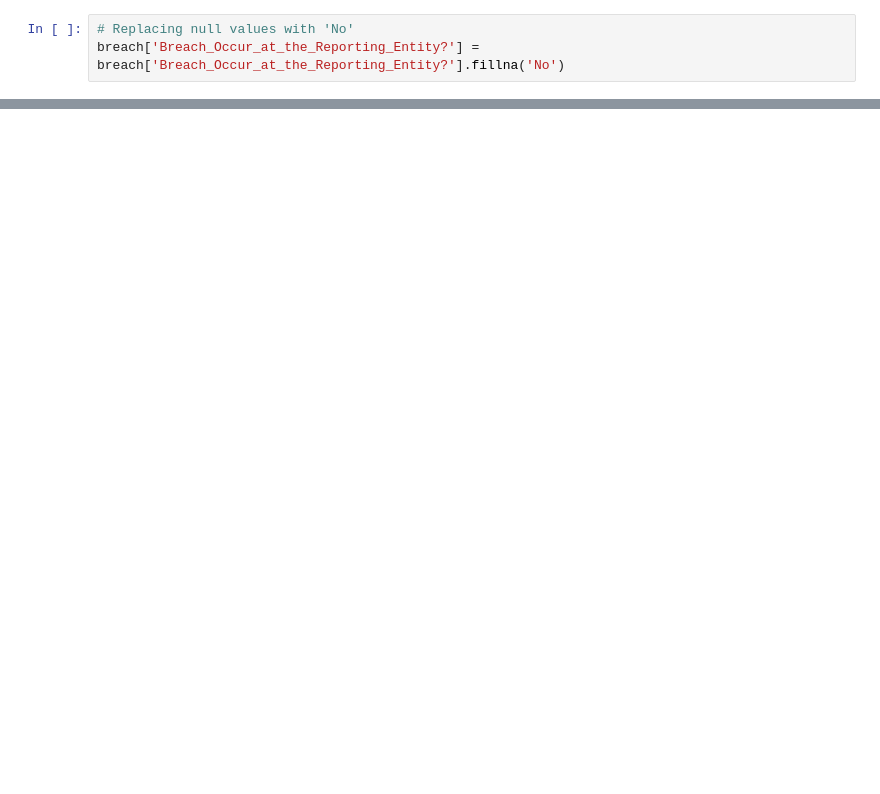
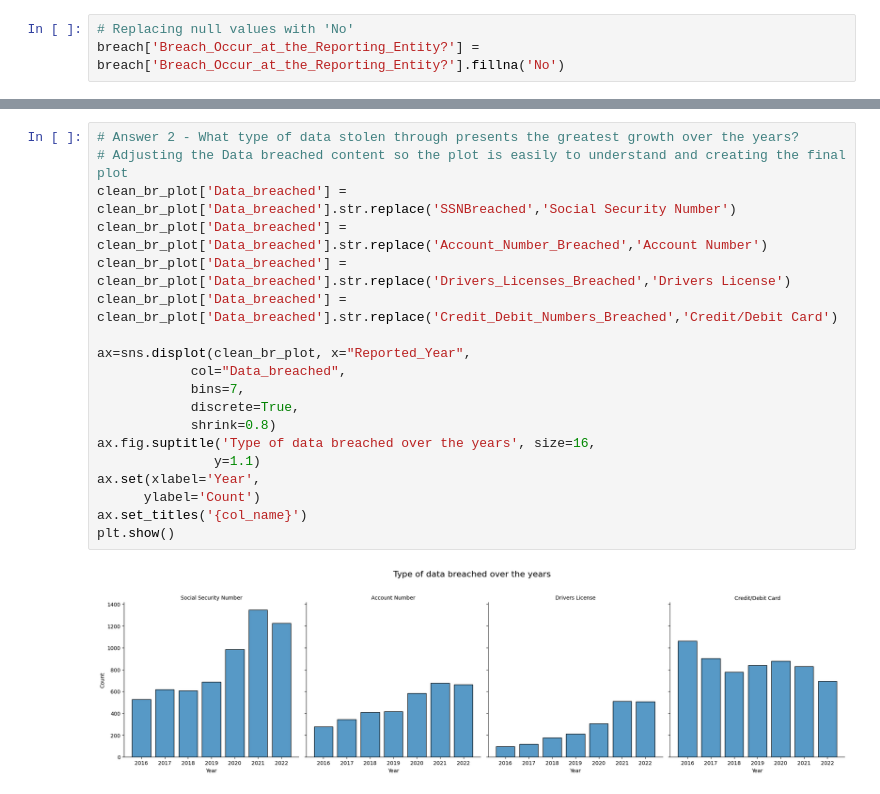
Before and after one commit to joncalle/AnalToolsDecMrk, a Jupyter notebook: DataBreach.ipynb, the cells around one changed output, grey strips where cells are left out. Saved outputs shown, nothing was run; the diff lists cells and outputs as text; blank space fills up the shorter version.

```diff
--- a/DataBreach.ipynb
+++ b/DataBreach.ipynb
@@ -375,0 +512,21 @@ plt.show()
+# %%
+# Answer 2 - What type of data stolen through presents the greatest growth over the years?
+# Adjusting the Data breached content so the plot is easily to understand and creating the final plot
+clean_br_plot['Data_breached'] = clean_br_plot['Data_breached'].str.replace('SSNBreached','Social Security Number')
+clean_br_plot['Data_breached'] = clean_br_plot['Data_breached'].str.replace('Account_Number_Breached','Account Number')
+clean_br_plot['Data_breached'] = clean_br_plot['Data_breached'].str.replace('Drivers_Licenses_Breached','Drivers License')
+clean_br_plot['Data_breached'] = clean_br_plot['Data_breached'].str.replace('Credit_Debit_Numbers_Breached','Credit/Debit Card')
+
+ax=sns.displot(clean_br_plot, x="Reported_Year",
+            col="Data_breached",
+            bins=7,
+            discrete=True,
+            shrink=0.8)
+ax.fig.suptitle('Type of data breached over the years', size=16,
+               y=1.1)
+ax.set(xlabel='Year',
+      ylabel='Count')
+ax.set_titles('{col_name}')
+plt.show()
+# %% [output]
+[figure, added]
```
Also changed, not shown: parts of 13 cells of this notebook.
